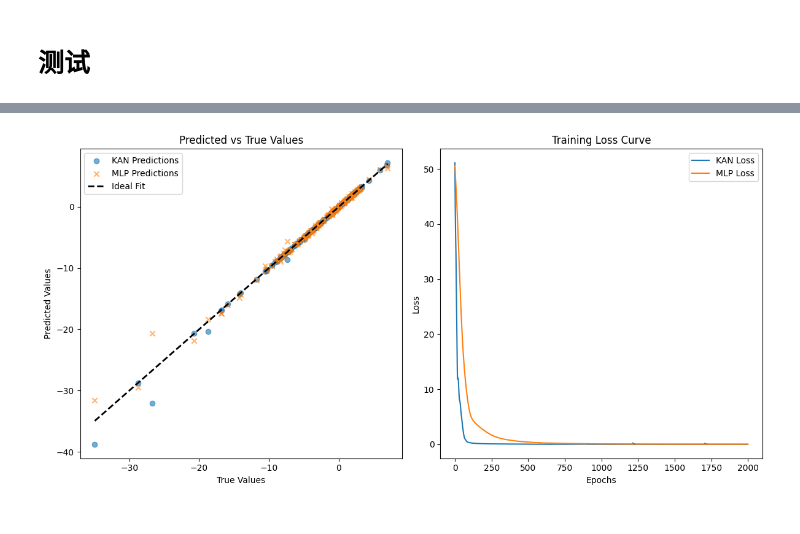
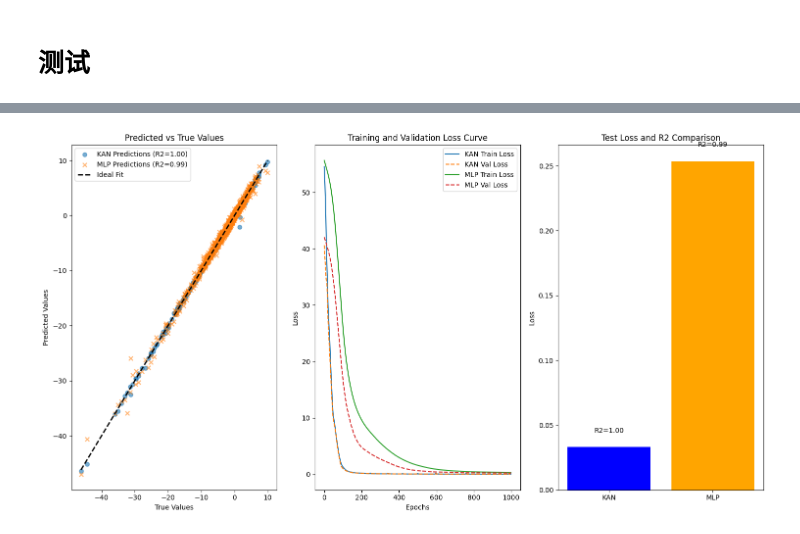
Before and after one commit to lgy112112/Efficient-KAN-in-Chinese, a Jupyter notebook: KAN.ipynb, the cells around one changed output, grey strips where cells are left out. Drawn from its saved outputs; the diff is of its cells as text; code cells hidden in the pictures.

```diff
--- a/KAN.ipynb
+++ b/KAN.ipynb
@@ -191,19 +191,24 @@ import torch.nn as nn
 import torch.optim as optim
 import matplotlib.pyplot as plt
 from ikan import TaylorKAN as KAN
+from sklearn.metrics import r2_score
 
 # 定义 KAN 模型
 kan_model = KAN(
-    layers_hidden=[3, 64, 128, 1],  # 输入维度为 3，隐藏层维度为 64 和 128，输出维度为 1
+    layers_hidden=[3, 16, 32, 16, 1],
+
 )
+
 
 # 定义 MLP 模型
 mlp_model = nn.Sequential(
-    nn.Linear(3, 64),
+    nn.Linear(3, 16),
     nn.ReLU(),
-    nn.Linear(64, 128),
+    nn.Linear(16, 32),
     nn.ReLU(),
-    nn.Linear(128, 1),
+    nn.Linear(32, 16),
+    nn.ReLU(),
+    nn.Linear(16, 1),
 )
 
 # # 定义一个简单的数学等式：y = 2x1 - 3x2 + 1.5x3 + 4
@@ -226,14 +231,10 @@ def equation(x):
 
 # 生成数据集
 torch.manual_seed(0)  # 固定随机种子
-n_samples = 1000  # 样本数量
+n_samples = 10000  # 样本数量
 x_data = torch.randn(n_samples, 3)  # 输入数据 (1000, 3)
 y_data = equation(x_data).unsqueeze(1)  # 输出数据，增加一个维度 (1000, 1)
 
-# 数据分割
-train_size = int(0.8 * n_samples)
-x_train, x_test = x_data[:train_size], x_data[train_size:]
-y_train, y_test = y_data[:train_size], y_data[train_size:]
 
 # 损失函数和优化器
 criterion = nn.MSELoss()
@@ -241,10 +242,28 @@ kan_optimizer = optim.Adam(kan_model.parameters(), lr=0.001)
 mlp_optimizer = optim.Adam(mlp_model.parameters(), lr=0.001)
 
 # 训练模型
-epochs = 2000
+epochs = 1000
 kan_losses = []
 mlp_losses = []
+# 数据分割
+train_size = int(0.7 * n_samples)  # 70% 训练集
+val_size = int(0.15 * n_samples)  # 15% 验证集
+test_size = n_samples - train_size - val_size  # 剩下的 15% 测试集
 
+x_train, x_val, x_test = x_data[:train_size], x_data[train_size:train_size + val_size], x_data[train_size + val_size:]
+y_train, y_val, y_test = y_data[:train_size], y_data[train_size:train_size + val_size], y_data[train_size + val_size:]
+
+# 验证集的损失记录
+kan_val_losses = []
+mlp_val_losses = []
+
+
+
+# 计算 R2 的辅助函数
+def compute_r2(y_true, y_pred):
+    return r2_score(y_true.cpu().numpy(), y_pred.cpu().numpy())
+
+torch.autograd.set_detect_anomaly(True)
 for epoch in range(epochs):
     # KAN 模型训练
     kan_model.train()
@@ -262,13 +281,28 @@ for epoch in range(epochs):
     mlp_loss.backward()
     mlp_optimizer.step()
 
+    # 验证模型
+    kan_model.eval()
+    mlp_model.eval()
+    with torch.no_grad():
+        val_kan_pred = kan_model(x_val)
+        val_mlp_pred = mlp_model(x_val)
+        val_kan_loss = criterion(val_kan_pred, y_val)
+        val_mlp_loss = criterion(val_mlp_pred, y_val)
+        val_kan_r2 = compute_r2(y_val, val_kan_pred)
+        val_mlp_r2 = compute_r2(y_val, val_mlp_pred)
+
     # 保存损失
     kan_losses.append(kan_loss.item())
     mlp_losses.append(mlp_loss.item())
+    kan_val_losses.append(val_kan_loss.item())
+    mlp_val_losses.append(val_mlp_loss.item())
 
     # 打印训练过程
     if (epoch + 1) % 100 == 0:
-        print(f"Epoch [{epoch + 1}/{epochs}], KAN Loss: {kan_loss.item():.4f}, MLP Loss: {mlp_loss.item():.4f}")
+        print(f"Epoch [{epoch + 1}/{epochs}], KAN Loss: {kan_loss.item():.4f}, MLP Loss: {mlp_loss.item():.4f}, "
+              f"KAN Val Loss: {val_kan_loss.item():.4f}, MLP Val Loss: {val_mlp_loss.item():.4f}, "
+              f"KAN Val R2: {val_kan_r2:.4f}, MLP Val R2: {val_mlp_r2:.4f}")
 
 # 测试模型
 kan_model.eval()
@@ -279,17 +313,20 @@ with torch.no_grad():
     y_mlp_pred = mlp_model(x_test)
     kan_test_loss = criterion(y_kan_pred, y_test)
     mlp_test_loss = criterion(y_mlp_pred, y_test)
-    print(f"KAN Test Loss: {kan_test_loss.item():.4f}")
-    print(f"MLP Test Loss: {mlp_test_loss.item():.4f}")
+    kan_test_r2 = compute_r2(y_test, y_kan_pred)
+    mlp_test_r2 = compute_r2(y_test, y_mlp_pred)
+
+    print(f"KAN Test Loss: {kan_test_loss.item():.4f}, KAN Test R2: {kan_test_r2:.4f}")
+    print(f"MLP Test Loss: {mlp_test_loss.item():.4f}, MLP Test R2: {mlp_test_r2:.4f}")
 
 
 # 可视化结果
-plt.figure(figsize=(12, 6))
+plt.figure(figsize=(15, 8))
 
 # 真实值与预测值对比
-plt.subplot(1, 2, 1)
-plt.scatter(y_test.numpy(), y_kan_pred.numpy(), alpha=0.6, label='KAN Predictions')
-plt.scatter(y_test.numpy(), y_mlp_pred.numpy(), alpha=0.6, label='MLP Predictions', marker='x')
+plt.subplot(1, 3, 1)
+plt.scatter(y_test.numpy(), y_kan_pred.numpy(), alpha=0.6, label=f'KAN Predictions (R2={kan_test_r2:.2f})')
+plt.scatter(y_test.numpy(), y_mlp_pred.numpy(), alpha=0.6, label=f'MLP Predictions (R2={mlp_test_r2:.2f})', marker='x')
 plt.plot([y_test.min(), y_test.max()], [y_test.min(), y_test.max()], 'k--', lw=2, label='Ideal Fit')
 plt.xlabel('True Values')
 plt.ylabel('Predicted Values')
@@ -297,13 +334,26 @@ plt.title('Predicted vs True Values')
 plt.legend()
 
 # 损失曲线
-plt.subplot(1, 2, 2)
-plt.plot(range(epochs), kan_losses, label='KAN Loss')
-plt.plot(range(epochs), mlp_losses, label='MLP Loss')
+plt.subplot(1, 3, 2)
+plt.plot(range(epochs), kan_losses, label='KAN Train Loss')
+plt.plot(range(epochs), kan_val_losses, label='KAN Val Loss', linestyle='--')
+plt.plot(range(epochs), mlp_losses, label='MLP Train Loss')
+plt.plot(range(epochs), mlp_val_losses, label='MLP Val Loss', linestyle='--')
 plt.xlabel('Epochs')
 plt.ylabel('Loss')
-plt.title('Training Loss Curve')
+plt.title('Training and Validation Loss Curve')
 plt.legend()
+
+# 测试集表现
+plt.subplot(1, 3, 3)
+bar_labels = ['KAN', 'MLP']
+bar_heights = [kan_test_loss.item(), mlp_test_loss.item()]
+r2_scores = [kan_test_r2, mlp_test_r2]
+for i, r2 in enumerate(r2_scores):
+    plt.text(i, bar_heights[i] + 0.01, f"R2={r2:.2f}", ha='center', va='bottom')
+plt.bar(bar_labels, bar_heights, color=['blue', 'orange'])
+plt.title('Test Loss and R2 Comparison')
+plt.ylabel('Loss')
 
 plt.tight_layout()
 plt.show()
@@ -328,4 +373,4 @@ MLP Test Loss: 0.3011
-[figure, old version]
+[figure, new version]
 # %%
 
 # 生成连续值
```
Also changed, not shown: parts of 4 cells of this notebook, 1 other file.
